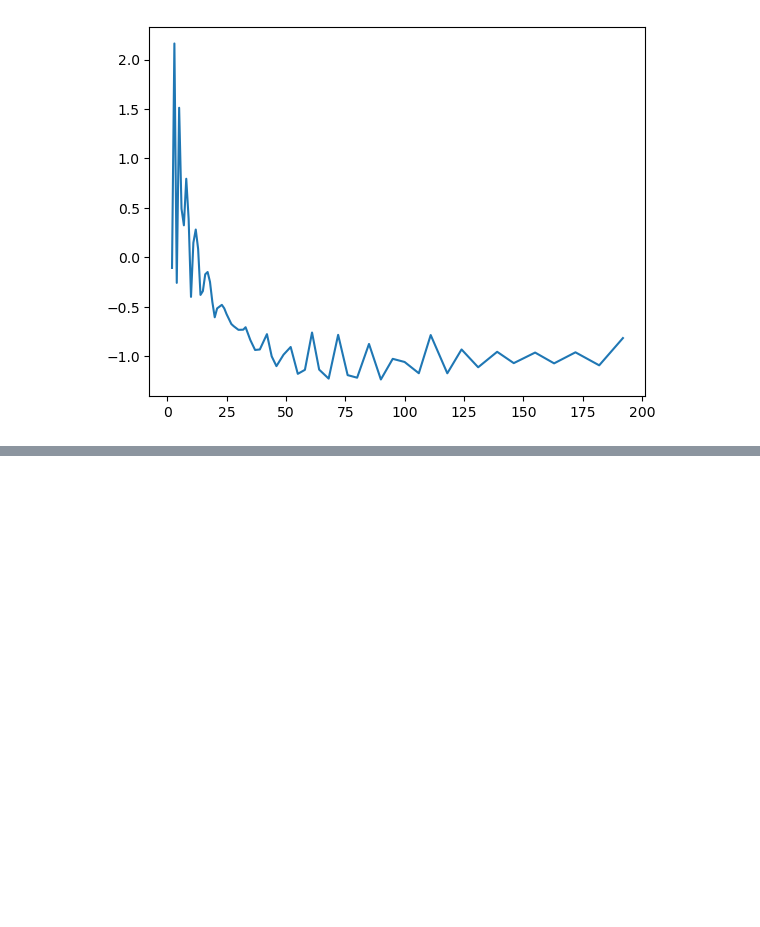
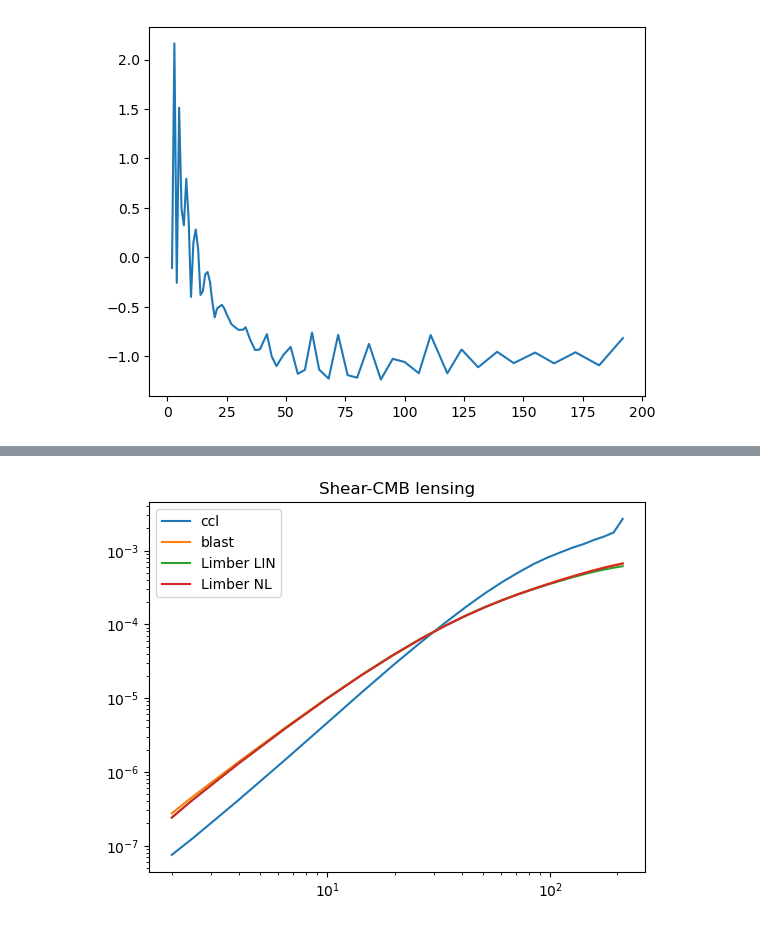
Before and after one commit to sofiachiarenza/Blastoise, a Jupyter notebook: overview.ipynb, the cells around one changed output, grey strips where cells are left out. Saved outputs shown, nothing was run; the diff lists cells and outputs as text; code cells hidden in the pictures; blank space fills up the shorter version.

```diff
--- a/overview.ipynb
+++ b/overview.ipynb
@@ -560,0 +572,11 @@ plt.plot(l_fkem, 100*(1 -ss(l_fkem)/ss_fkem))
+# %%
+plt.plot(ell_list, ell_list * (ell_list +1) * new_ccl_ks, label="ccl" )
+plt.plot(ell_list, D_scmbl, label="blast")
+plt.plot(ell_list, limber_sk, label="Limber LIN")
+plt.plot(ell_list, limber_sk_nl, label="Limber NL")
+plt.legend()
+plt.xscale("log")
+plt.yscale("log")
+plt.title("Shear-CMB lensing");
+# %% [output]
+[figure, added]
```
Also changed, not shown: parts of 8 cells of this notebook, 2 other files.
